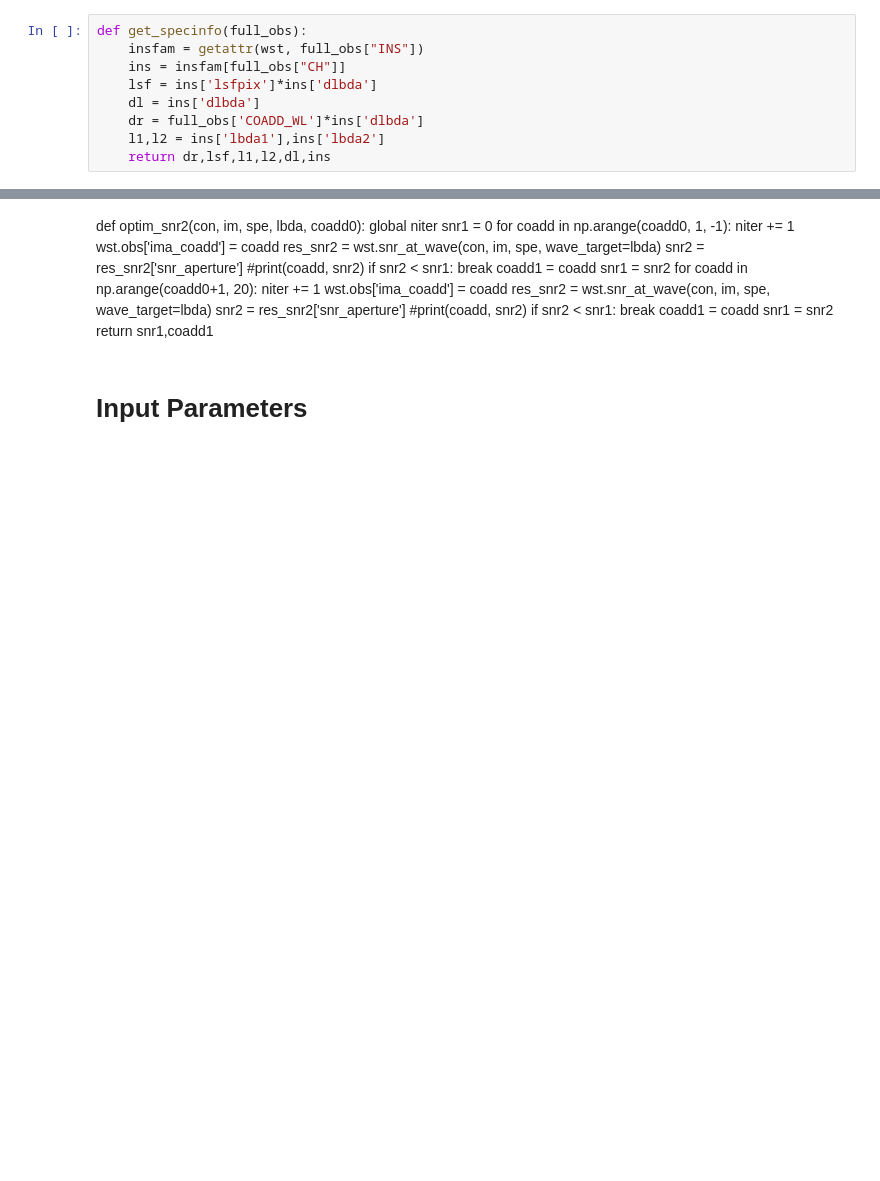
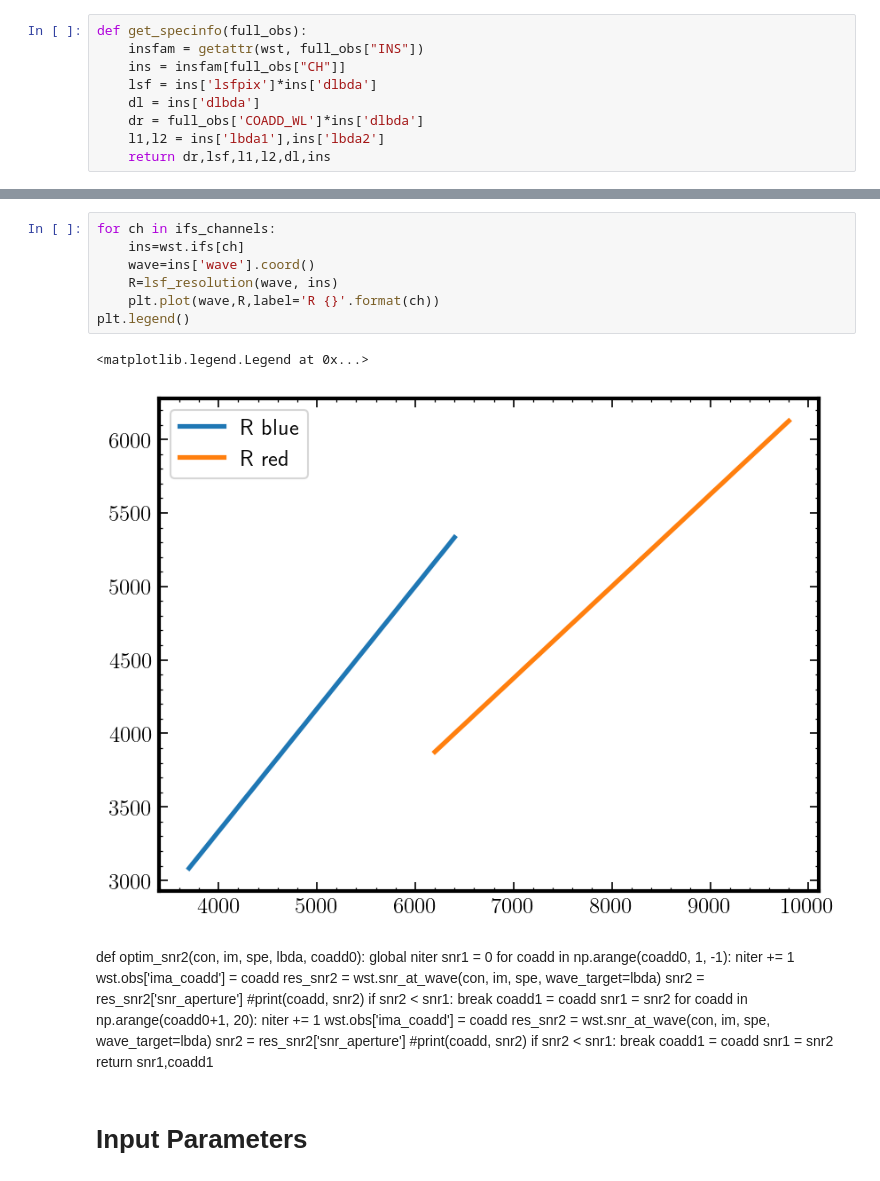
Before and after one commit to nfbouche/pyetc_iredmuse, a Jupyter notebook: notebooks/WST_LimMag.ipynb, the cells around one changed output, grey strips where cells are left out. Saved outputs shown, nothing was run; the diff lists cells and outputs as text; blank space fills up the shorter version.

```diff
--- a/notebooks/WST_LimMag.ipynb
+++ b/notebooks/WST_LimMag.ipynb
@@ -28,3 +51,13 @@ def get_specinfo(full_obs):
+# %%
+for ch in ifs_channels:
+    ins=wst.ifs[ch]
+    wave=ins['wave'].coord()
+    R=lsf_resolution(wave, ins)
+    plt.plot(wave,R,label='R {}'.format(ch))
+plt.legend()
+# %% [output]
+<matplotlib.legend.Legend at 0x...>
+[figure, added]
 # %% [markdown]
 def optim_snr2(con, im, spe, lbda, coadd0):
     global niter
```
Also changed, not shown: parts of 6 cells of this notebook.
